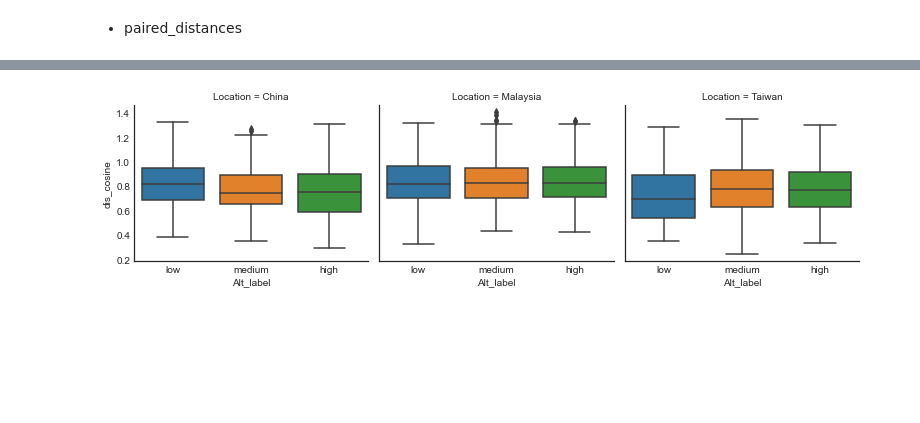
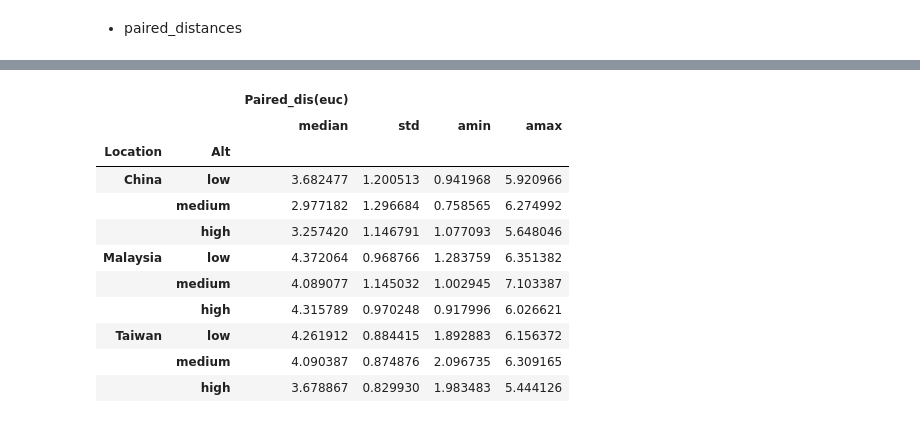
Before and after one commit to YunghuiHsu/Moth_Project, a Jupyter notebook: Moth_thermal/vsc/explore_LatentSpace.ipynb, the cells around one changed output, grey strips where cells are left out. Saved outputs shown, nothing was run; the diff lists cells and outputs as text; code cells hidden in the pictures; blank space fills up the shorter version.

```diff
--- a/Moth_thermal/vsc/explore_LatentSpace.ipynb
+++ b/Moth_thermal/vsc/explore_LatentSpace.ipynb
@@ -1005,4 +1002,19 @@ China    : highum
 2432 rows × 1 columns
+# %%
+dis_centroid.groupby(['Location', 'Alt']).agg([np.median, np.std, np.min, np.max])
+# %% [output]
+|  |  | Paired_dis(euc) |  |  |  |
+|  |  | median | std | amin | amax |
+| Location | Alt |  |  |  |  |
+| China | low | 3.682477 | 1.200513 | 0.941968 | 5.920966 |
+|  | medium | 2.977182 | 1.296684 | 0.758565 | 6.274992 |
+|  | high | 3.257420 | 1.146791 | 1.077093 | 5.648046 |
+| Malaysia | low | 4.372064 | 0.968766 | 1.283759 | 6.351382 |
+|  | medium | 4.089077 | 1.145032 | 1.002945 | 7.103387 |
+|  | high | 4.315789 | 0.970248 | 0.917996 | 6.026621 |
+| Taiwan | low | 4.261912 | 0.884415 | 1.892883 | 6.156372 |
+|  | medium | 4.090387 | 0.874876 | 2.096735 | 6.309165 |
+|  | high | 3.678867 | 0.829930 | 1.983483 | 5.444126 |
 # %%
 # fig, ax = plt.subplots(1, 3, sharex='col', sharey='row', figsize=(18,4))
 # for i, loc in enumerate(locations):
@@ -1010,14 +1022,12 @@ China    : highum
 #         ax[i].plot(df_.values)
 # %%
 
-g = sns.catplot(x="Alt_label", y="dis_cosine",
+g = sns.catplot(x="Alt", y=col_dis,
                 col="Location",
                 # hue="Alt_label",
                 data=dis_centroid.reset_index(), kind="box",
-                height=3, aspect=1.2);
+                height=3, aspect=1);
 
 # dis_centroid.unstack(level=0).boxplot(column=[None, 'Location']);
 # dis_centroid.boxplot(column=['Alt_label']);
 # , by=['Alt_label']
-# %% [output]
-[figure, removed]
```
Also changed, not shown: parts of 9 cells of this notebook.
